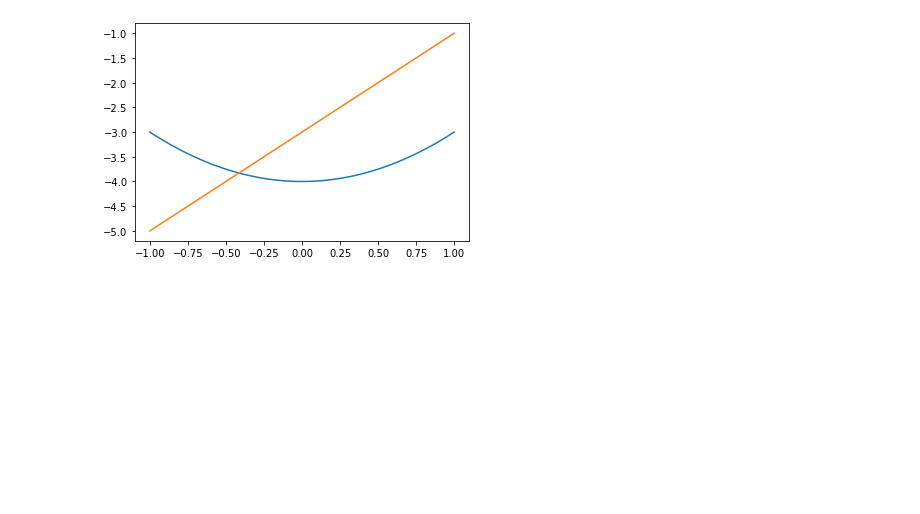
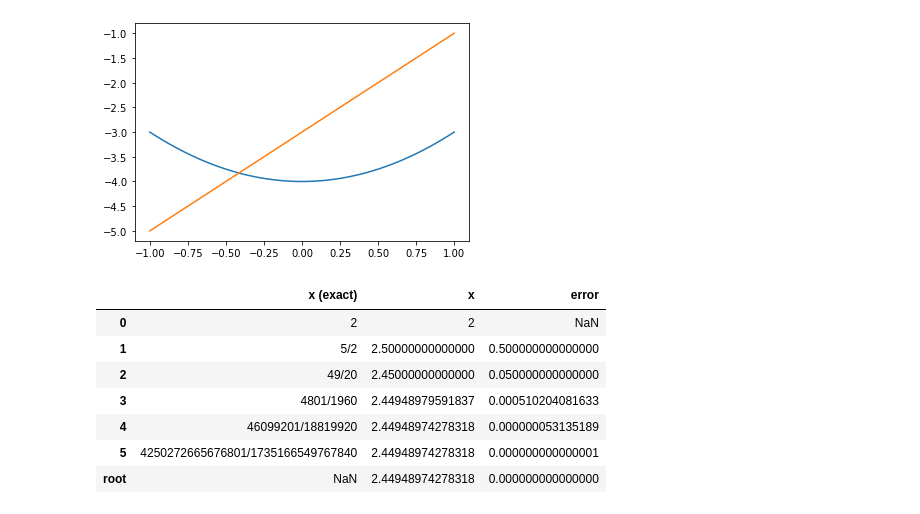
Before and after one commit to rinald/ece208, a Jupyter notebook: secant.ipynb, the cells around one changed output. Drawn from its saved outputs; the diff is of its cells as text; code cells hidden in the pictures; blank space fills up the shorter version.

```diff
--- a/secant.ipynb
+++ b/secant.ipynb
@@ -53,3 +60,14 @@ plot_function(lambda x: x**2-4, (-1, 1))
 plot_function(lambda x: 2*x-3, (-1, 1))
 # %% [output]
 [figure]
+# %%
+newton(x**2-6, 2, n=5, exact=True)
+# %% [output]
+|  | x (exact) | x | error |
+| 0 | 2 | 2 | NaN |
+| 1 | 5/2 | 2.50000000000000 | 0.500000000000000 |
+| 2 | 49/20 | 2.45000000000000 | 0.050000000000000 |
+| 3 | 4801/1960 | 2.44948979591837 | 0.000510204081633 |
+| 4 | 46099201/18819920 | 2.44948974278318 | 0.000000053135189 |
+| 5 | 4250272665676801/1735166549767840 | 2.44948974278318 | 0.000000000000001 |
+| root | NaN | 2.44948974278318 | 0.000000000000000 |
```
Also changed, not shown: parts of 4 cells of this notebook, 6 other files.
